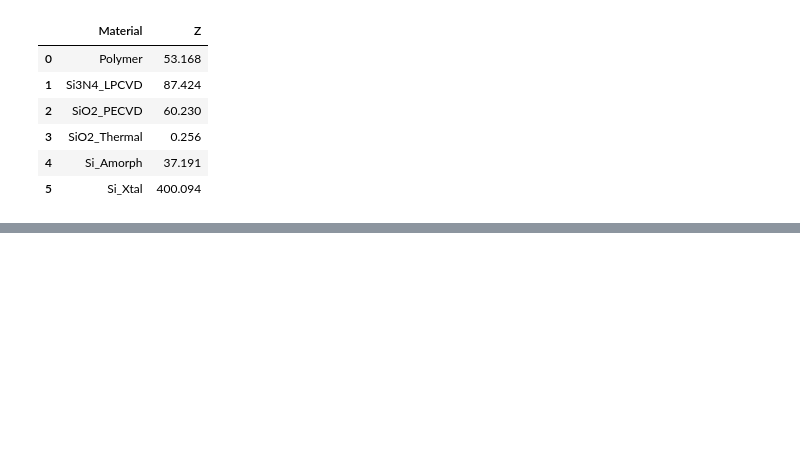
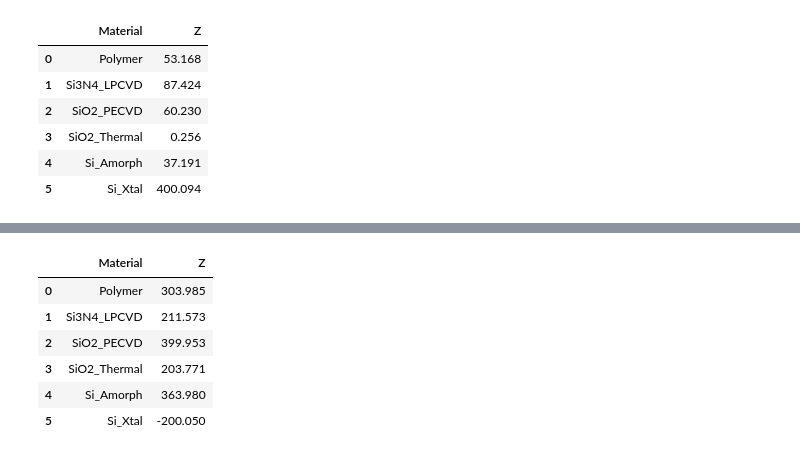
Before and after one commit to Yin169/pLSM-etching, a Jupyter notebook: notebook/exp.ipynb, the cells around one changed output, grey strips where cells are left out. Saved outputs shown, nothing was run; the diff lists cells and outputs as text; code cells hidden in the pictures; blank space fills up the shorter version.

```diff
--- a/notebook/exp.ipynb
+++ b/notebook/exp.ipynb
@@ -39,3 +49,13 @@ df.groupby(['Material'])['Z'].apply(lambda x: x.max() - x.min()).reset_index()
+# %%
+df.groupby(['Material'])['Z'].min().reset_index()
+# %% [output]
+|  | Material | Z |
+| 0 | Polymer | 303.985 |
+| 1 | Si3N4_LPCVD | 211.573 |
+| 2 | SiO2_PECVD | 399.953 |
+| 3 | SiO2_Thermal | 203.771 |
+| 4 | Si_Amorph | 363.980 |
+| 5 | Si_Xtal | -200.050 |
 # %%
 path = '../checking.csv'
 df = pd.read_csv(path)
```
Also changed, not shown: parts of 3 cells of this notebook, 10 other files.
